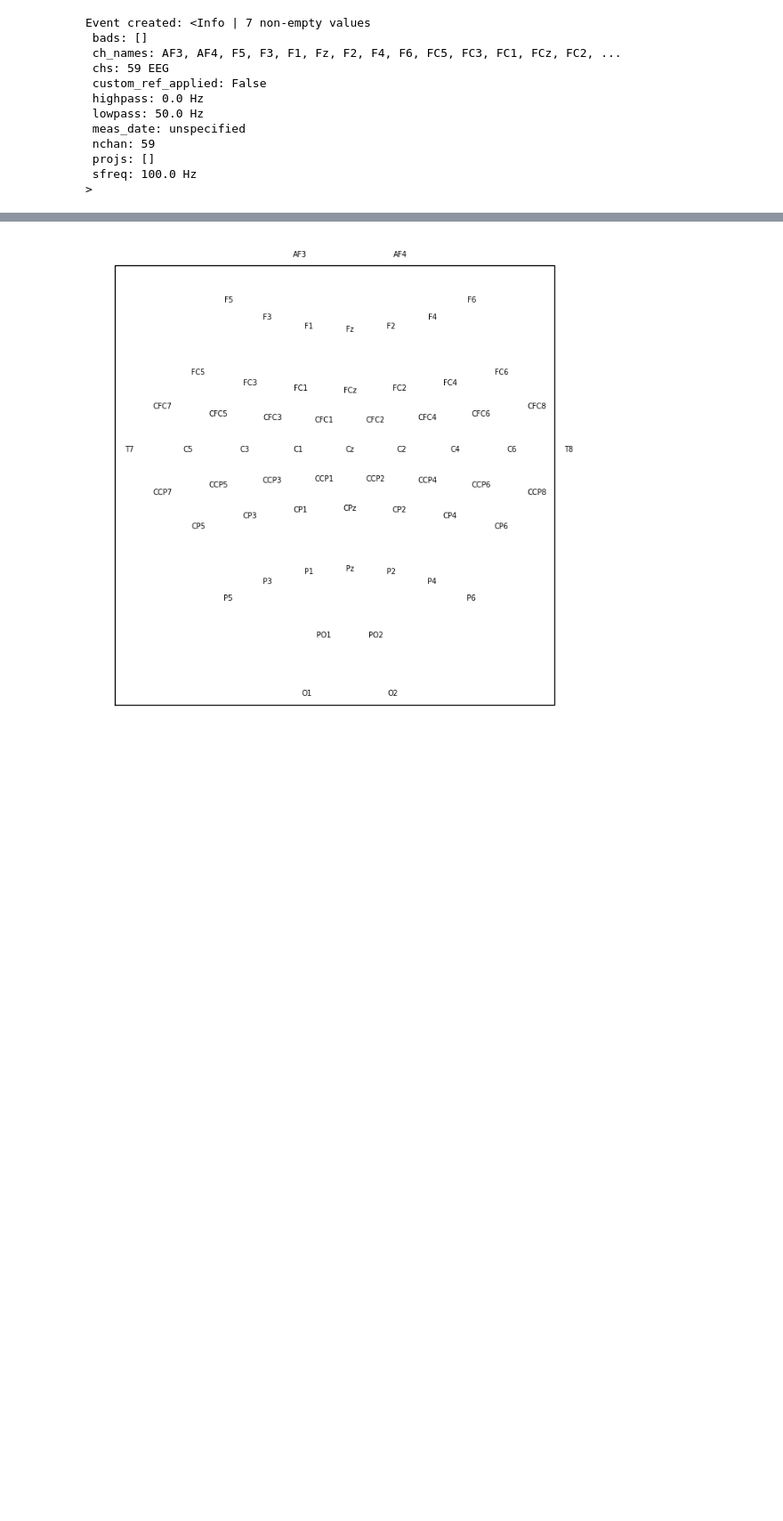
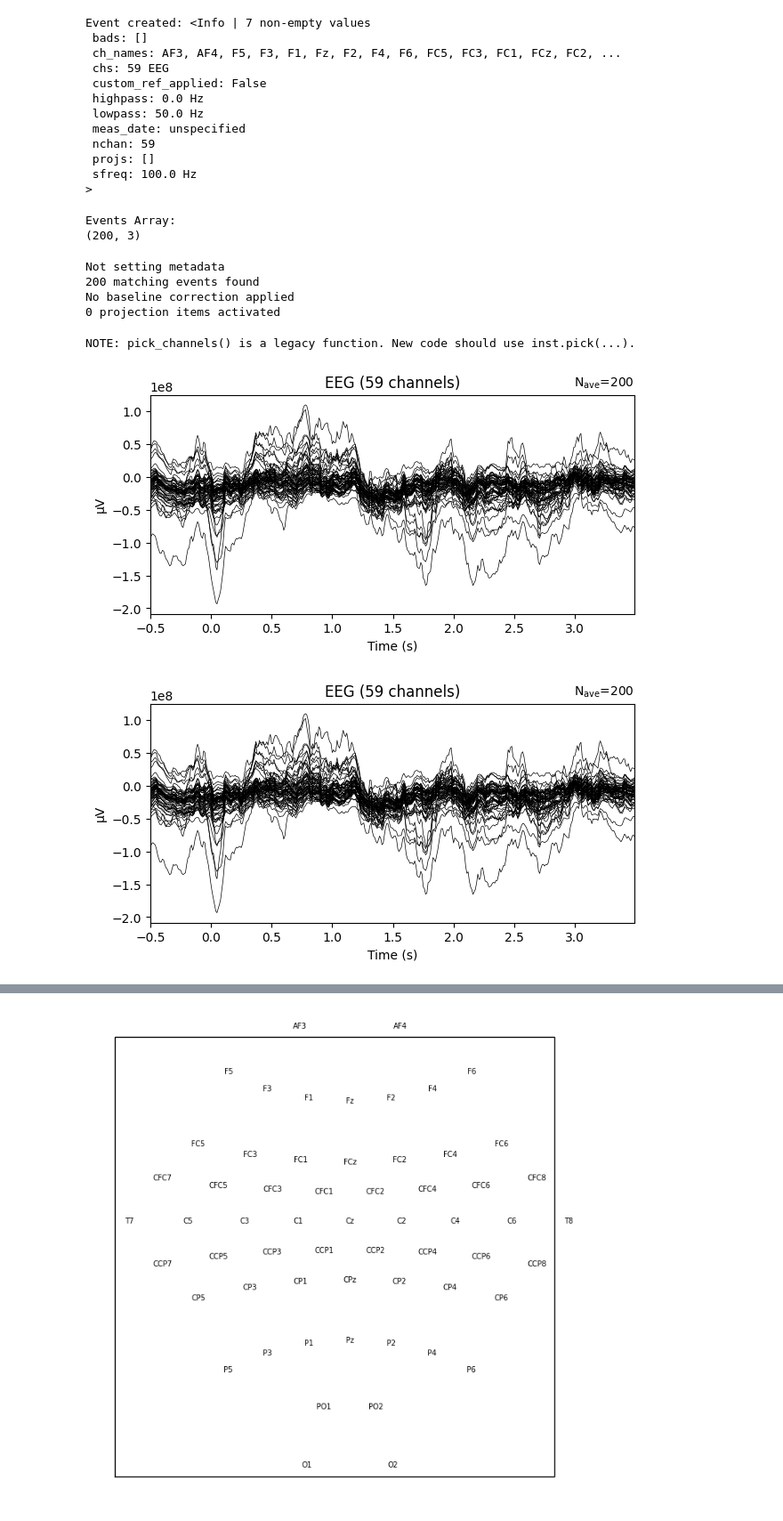
Before and after one commit to costanzapistone/Robot-Control-by-EEG-with-ML, a Jupyter notebook: code/signal_processing/data_visualization.ipynb, the cells around one changed output, grey strips where cells are left out. Shown at 89% size. Cells and saved outputs as stored; diff of their text form; code cells hidden in the pictures; blank space fills up the shorter version.

Commit message:
figures

```diff
--- a/code/signal_processing/data_visualization.ipynb
+++ b/code/signal_processing/data_visualization.ipynb
@@ -149,3 +129,34 @@ Event created: <Info | 7 non-empty values
  projs: []
  sfreq: 100.0 Hz
 >
+# %%
+import numpy as np
+
+# Assuming you have defined cl1 and cl2 earlier
+events_id = {'left': -1, 'right': 1}  # Define event IDs
+
+# Reshape event_onsets and event_codes to 2D arrays
+event_onsets_2d = event_onsets.reshape(-1, 1)
+event_codes_2d = event_codes.reshape(-1, 1)
+
+# Create events array with three columns: onset, duration, event code
+events = np.column_stack((event_onsets_2d, np.zeros_like(event_onsets_2d), event_codes_2d))
+
+print("Events Array:")
+print(events.shape)
+# %% [output]
+Events Array:
+(200, 3)
+# %%
+epochs = mne.EpochsArray(data, info, events=events, event_id=events_id, tmin=-0.5, verbose=True)
+# %% [output]
+Not setting metadata
+200 matching events found
+No baseline correction applied
+0 projection items activated
+# %%
+epochs.average().plot(spatial_colors=True)
+# %% [output]
+NOTE: pick_channels() is a legacy function. New code should use inst.pick(...).
+[figure, added]
+[figure, added]
```
Also changed, not shown: parts of 6 cells of this notebook, 1 other file.
